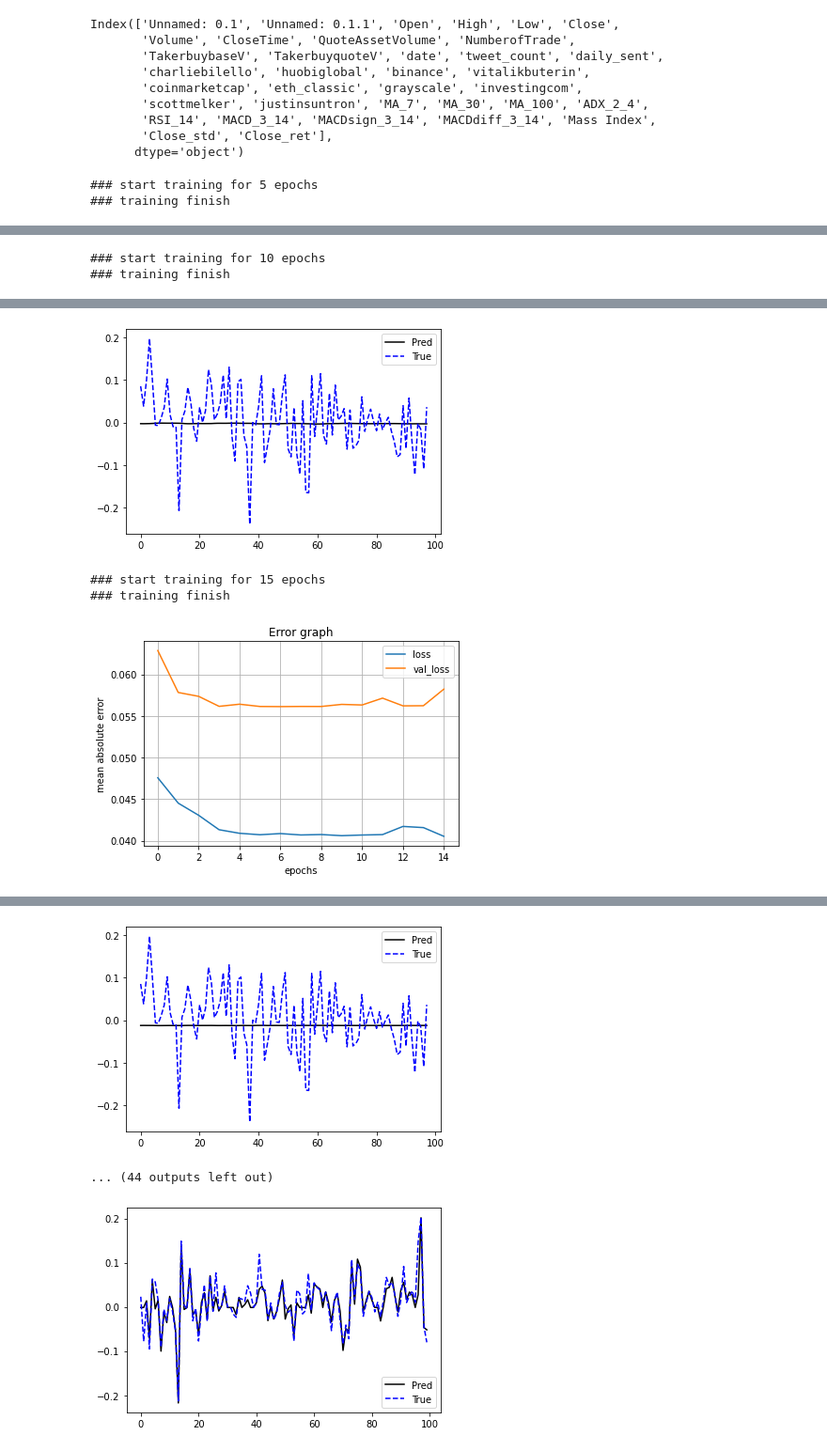
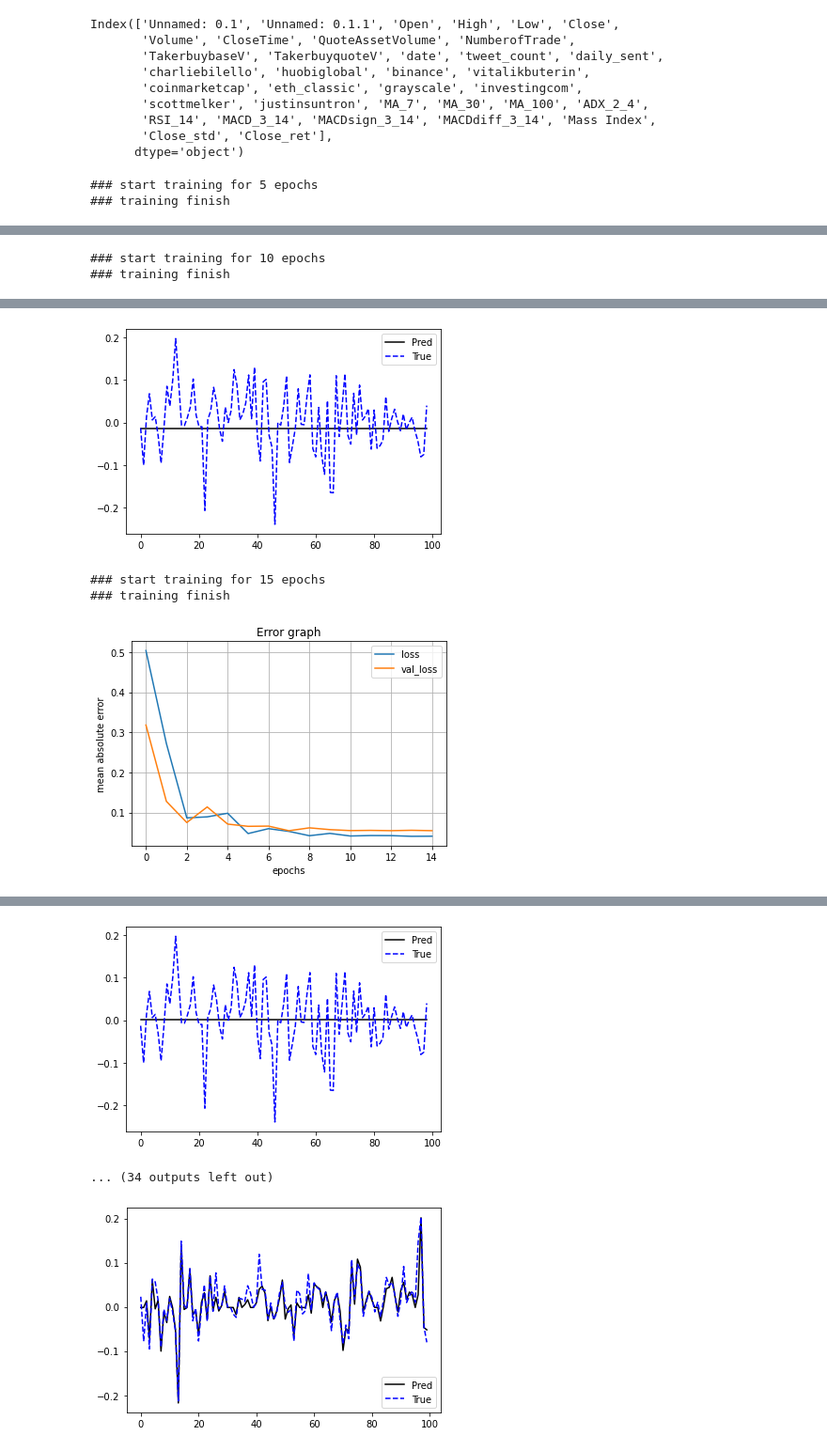
Before and after one commit to GuillaumePv/data-analysis-crypto, a Jupyter notebook: notebooks/test_model_gp.ipynb, the cells around one changed output, grey strips where cells are left out. Shown at 94% size. Cells and saved outputs as stored; diff of their text form; code cells hidden in the pictures.

Commit message:
change class data

```diff
--- a/notebooks/test_model_gp.ipynb
+++ b/notebooks/test_model_gp.ipynb
@@ -48,7 +48,7 @@ model=RNN()
 #epoch = [100,150,200,300,400,500,700,800,1000]
 models = {}
 for epoch in [5,10,15,20,25,100,150,200,300,400,500,700,800,1000]:
-    model.create_model(data,architecture=[64,64,32],batch_normalization=False,activation="swish")
+    model.create_model(data,architecture=[10],batch_normalization=False,activation="swish")
     model.train_model(data,verbose=0,epoch=epoch)
     model.show_performance(label_='Error graph',data=data)
     pred=model.model(data.X_te)
@@ -77,7 +77,7 @@ Out of sample performance:
 ==================================================
-[figure, old version]
+[figure, new version]
 ### start training for 15 epochs
 ### training finish
-[figure, old version]
+[figure, new version]
 ==================================================
 Out of sample performance:
@@ -85,6 +85,6 @@ Out of sample performance:
 ==================================================
-[figure, old version]
+[figure, new version]
-... (44 outputs left out)
+... (34 outputs left out)
 # %%
 #tester du regroupement de models
 models[800]
```
Also changed, not shown: parts of 2 cells of this notebook, 5 other files.
